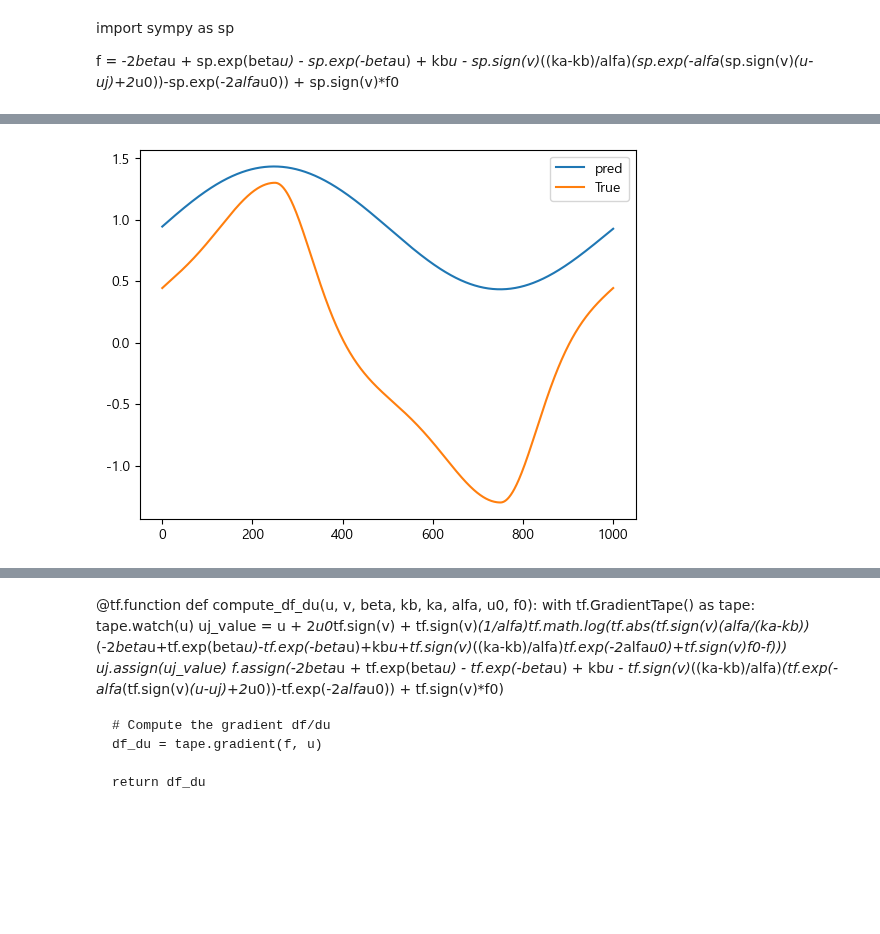
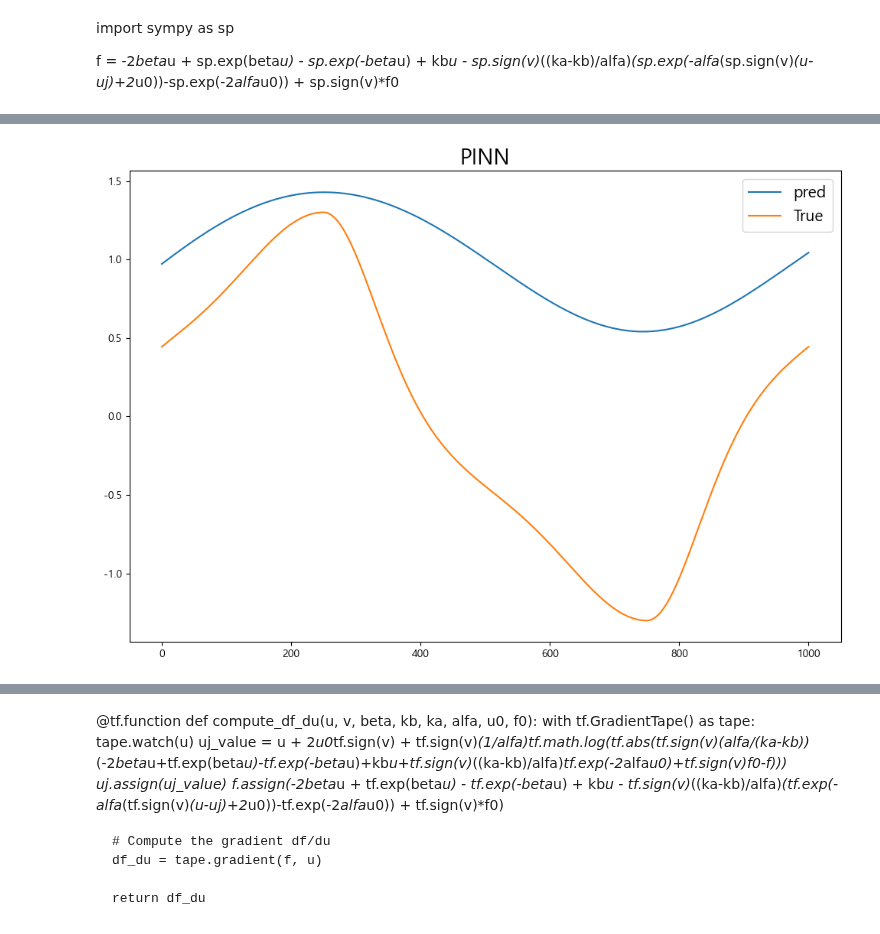
Before and after one commit to Jjineeq/hysteresis_curve, a Jupyter notebook: 23_06_08.ipynb, the cells around one changed output, grey strips where cells are left out. Cells and saved outputs as stored; diff of their text form; code cells hidden in the pictures; blank space fills up the shorter version.

```diff
--- a/23_06_08.ipynb
+++ b/23_06_08.ipynb
@@ -275,8 +279,8 @@ def xt(x, t):
 class PINN(tf.keras.Model):
     def __init__(self, input_dim, output_dim):
         super().__init__()
-        self.hidden_layer_1 = tf.keras.layers.Dense(units=256, activation=tf.nn.tanh, dtype = tf.float32)
-        self.hidden_layer_2 = tf.keras.layers.Dense(units=128, activation=tf.nn.tanh, dtype = tf.float32)
+        self.hidden_layer_1 = tf.keras.layers.Dense(units=512, activation=tf.nn.tanh, dtype = tf.float32)
+        self.hidden_layer_2 = tf.keras.layers.Dense(units=256, activation=tf.nn.tanh, dtype = tf.float32)
         self.output_layer = tf.keras.layers.Dense(units=output_dim)
 
     def call(self, inputs):
@@ -285,11 +289,11 @@ class PINN(tf.keras.Model):
         output = self.output_layer(x)
         return output
 # %%
-model = PINN(2, 1)
+model_pinn = PINN(2, 1)
 
-optimizer = tf.keras.optimizers.Adam(learning_rate=0.001)
+optimizer = tf.keras.optimizers.Adam(learning_rate=0.01)
 
-ephoch = 100
+ephoch = 300
 # %% [markdown]
 import sympy as sp
 
@@ -356,3 +370,3 @@ for epoch in range(epochs):
 # %%
-y_pred_pinn = model.predict(x_te)
+y_pred_pinn = model_pinn.predict(x_te)
 # %% [output]
@@ -360,8 +374,10 @@ y_pred_pinn = model.predict(x_te)
 # %%
+plt.figure(figsize=(12,8))
+plt.title('PINN', fontsize = 20)
 plt.plot(y_pred_pinn[:,0], label = 'pred')
 plt.plot(y_te, label = 'True')
-plt.legend()
+plt.legend(fontsize = 15)
 plt.show()
 # %% [output]
-[figure, old version]
+[figure, new version]
 # %%
```
Also changed, not shown: parts of 42 cells of this notebook.
